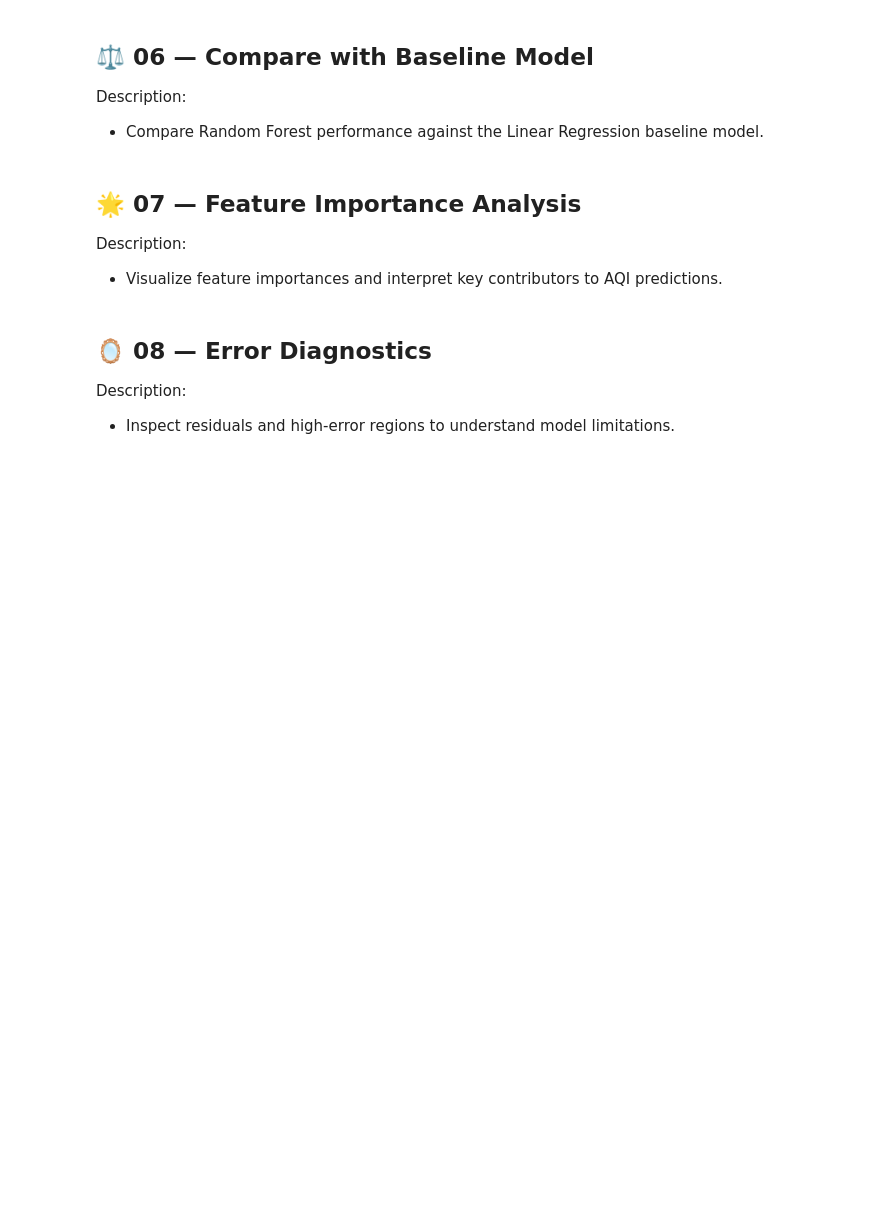
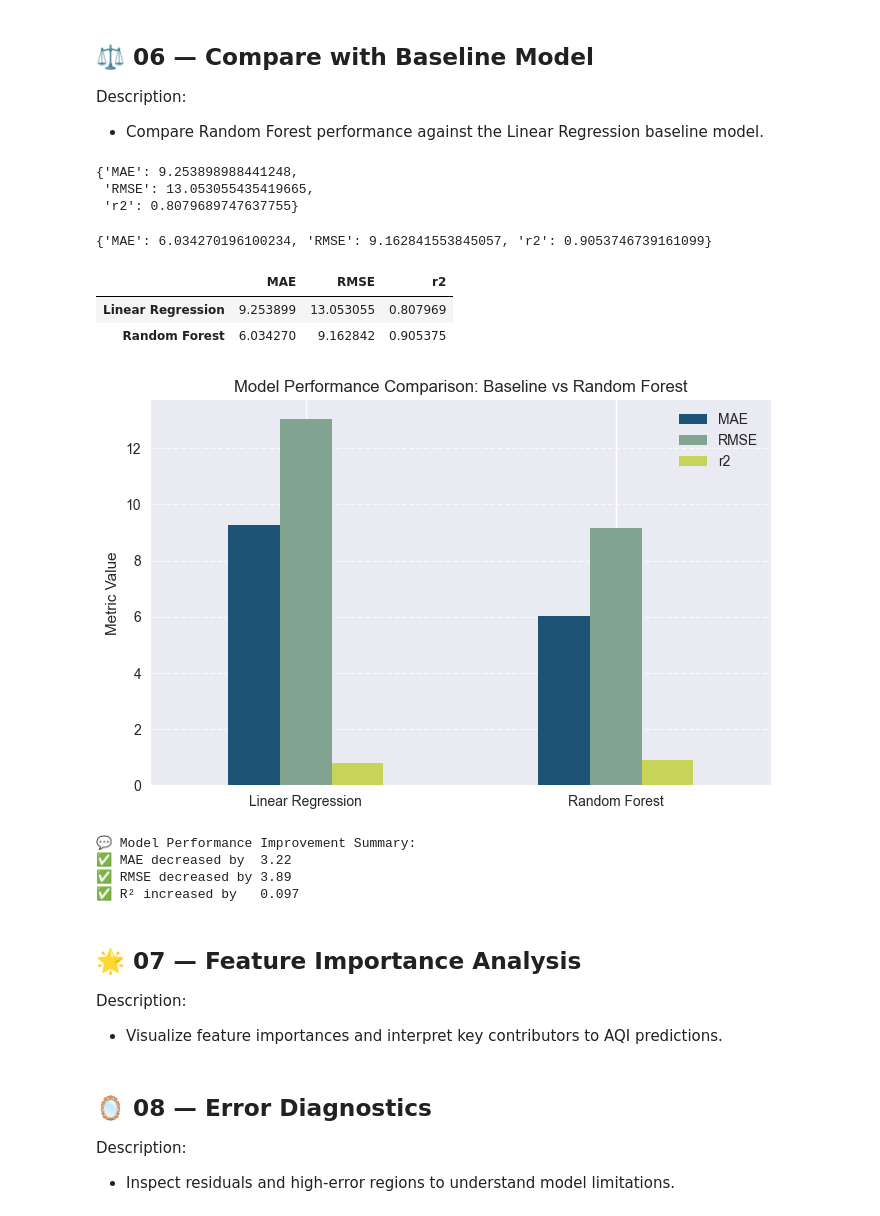
Before and after one commit to chgwyellow/air_pollution_analysis, a Jupyter notebook: notebook/04_nonlinear_modeling.ipynb, the cells around one changed output. Drawn from its saved outputs; the diff is of its cells as text; code cells hidden in the pictures; blank space fills up the shorter version.

Commit message:
Finish baseline and rf comparison.

```diff
--- a/notebook/04_nonlinear_modeling.ipynb
+++ b/notebook/04_nonlinear_modeling.ipynb
@@ -286,6 +289,6 @@ mae = mean_absolute_error(y_test, y_pred)
 rmse = root_mean_squared_error(y_test, y_pred)
 r2 = r2_score(y_test, y_pred)
 
-metrics = {"MAE": mae, "RMSE": rmse, "R2": r2}
+metrics = {"MAE": mae, "RMSE": rmse, "r2": r2}
 info(f"RF Model Results: {metrics}")
 # %% [output]
@@ -304,6 +307,56 @@ save(f"Metrics saved at {metrics_path}")
 Description:
 
 - Compare Random Forest performance against the Linear Regression baseline model.
+# %%
+# === 1. Load baseline metrics ===
+baseline_path = MODEL_DIR / "baseline_metrics_20251110_2322.json"
+with open(baseline_path, "r", encoding="utf-8") as f:
+    baseline_metrics = json.load(f)
+baseline_metrics
+# %% [output]
+{'MAE': 9.253898988441248,
+ 'RMSE': 13.053055435419665,
+ 'r2': 0.8079689747637755}
+# %%
+# === 2. Load Random Forest metrics ===
+rf_path = MODEL_DIR / "RandomForestRegressor_metrics_20251112_0118.json"
+with open(rf_path, "r", encoding="utf-8") as f:
+    rf_metrics = json.load(f)
+rf_metrics
+# %% [output]
+{'MAE': 6.034270196100234, 'RMSE': 9.162841553845057, 'r2': 0.9053746739161099}
+# %%
+compared_df = pd.DataFrame([baseline_metrics, rf_metrics], index=["Linear Regression", "Random Forest"])
+compared_df
+# %% [output]
+|  | MAE | RMSE | r2 |
+| Linear Regression | 9.253899 | 13.053055 | 0.807969 |
+| Random Forest | 6.034270 | 9.162842 | 0.905375 |
+# %%
+plt.style.use("seaborn-v0_8")
+compared_df.plot(kind="bar", figsize=(8,5), color=["#1F5375", "#82A390", "#C8D457"])
+plt.title("Model Performance Comparison: Baseline vs Random Forest")
+plt.ylabel("Metric Value")
+plt.xticks(rotation=0)
+plt.grid(axis="y", linestyle="--", alpha=0.7)
+plt.legend()
+plt.show()
+# %% [output]
+[figure, added]
+# %%
+mae_diff = baseline_metrics["MAE"] - rf_metrics["MAE"]
+rmse_diff = baseline_metrics["RMSE"] - rf_metrics["RMSE"]
+r2_diff = rf_metrics["r2"] - baseline_metrics["r2"]
+
+info("Model Performance Improvement Summary:")
+success(f"MAE decreased by  {mae_diff:.2f}")
+success(f"RMSE decreased by {rmse_diff:.2f}")
+success(f"R² increased by   {r2_diff:.3f}")
+# %% [output]
+💬 Model Performance Improvement Summary:
+✅ MAE decreased by  3.22
+✅ RMSE decreased by 3.89
+✅ R² increased by   0.097
 # %% [markdown]
 ## 🌟 07 — Feature Importance Analysis
 
```
Also changed, not shown: parts of 6 cells of this notebook, 2 other files.
